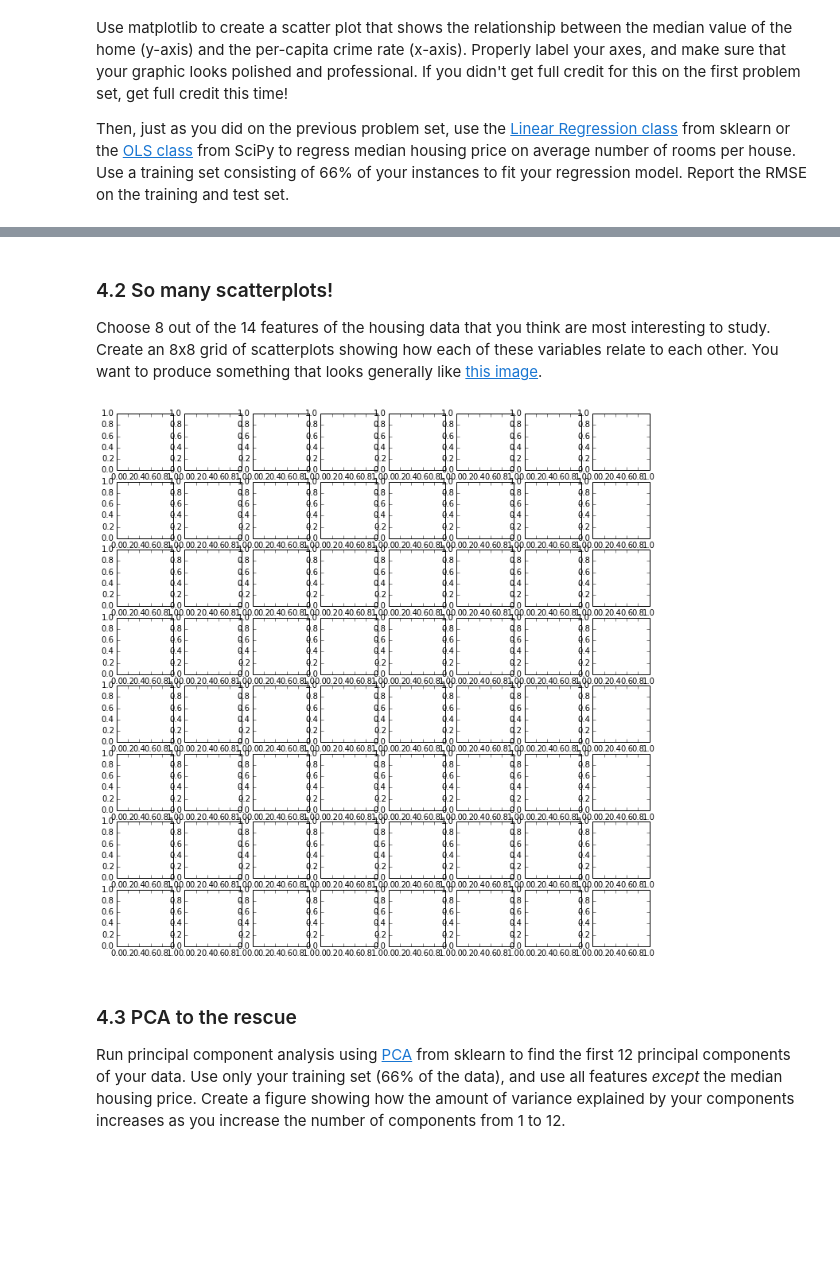
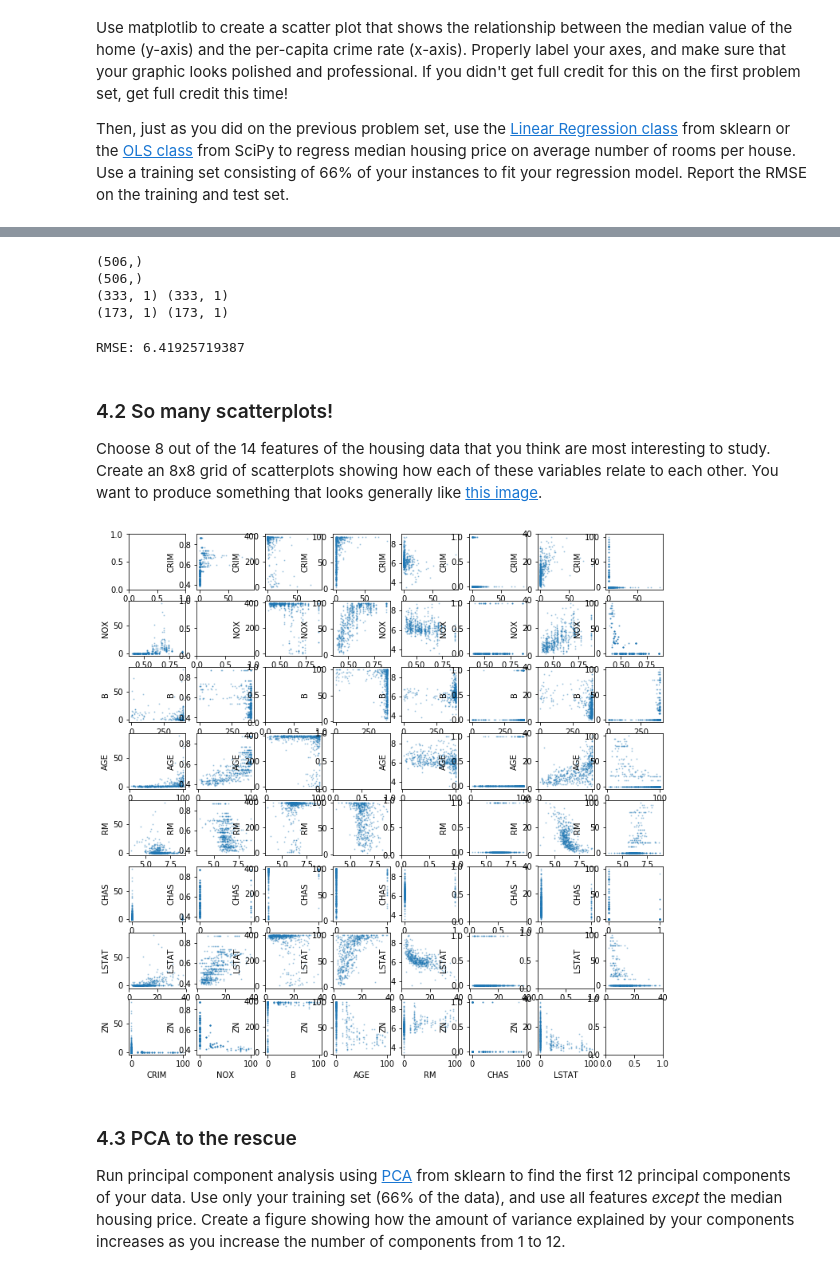
Before and after one commit to huibrm/hw-5, a Jupyter notebook: pset5.ipynb, the cells around one changed output, grey strips where cells are left out. Saved outputs shown, nothing was run; the diff lists cells and outputs as text; code cells hidden in the pictures; blank space fills up the shorter version.

```diff
--- a/pset5.ipynb
+++ b/pset5.ipynb
@@ -536,12 +539,12 @@ pipeline: ['vect', 'model']
 
 Now that you've determined values for alpha and min_df that optimize the cross-validated log-likelihood, repeat the steps in 2.1-2.3 to train a final classifier with these parameters and re-evaluate the accuracy.  Discuss the various ways in which Cross-Validation has affected the model. Is the new model more or less accurate? Is overfitting better or worse?
 # %%
-vec = CountVectorizer(min_df=1e-05)
+vec = CountVectorizer(min_df=best_min_df)
 X, Y = make_xy(reviews, vec)
 
 X_train, X_test, y_train, y_test = train_test_split(X, Y, random_state = 12345, test_size=0.33)
 
-fitted_model = MultinomialNB(alpha = 1)
+fitted_model = MultinomialNB(alpha=best_alpha)
 fitted_model.fit(X_train, y_train)
 print("accuracy score of train data: ", fitted_model.score(X_train, y_train))
 preds = fitted_model.predict(X_test)
@@ -692,0 +694,21 @@ Then, just as you did on the previous problem set, use the [Linear Regression cl
+# %%
+# Enter your code here
+%matplotlib inline
+import matplotlib.pyplot as plt
+
+# puting data in dataframe
+data_pd = pd.DataFrame(columns=bdata.feature_names, data=bdata.data)
+data_pd['outcome'] = bdata.target
+
+# plots graph, changes color, changes bins to $1000
+plt.scatter(data_pd.CRIM,bdata.target, color='green')
+
+# Adds appropriate labels to the x and y axes
+plt.title('Housing prices and crime')
+plt.xlabel('Median value of owner-occupied homes in $1000s')
+plt.ylabel('per capita crime rate by town')
+
+#Remove the axes on the top and right side of the plot window
+ax = plt.axes()
+ax.spines['right'].set_visible(False)
+ax.spines['top'].set_visible(False)
@@ -693,15 +728,60 @@ Then, just as you did on the previous problem set, use the [Linear Regression cl
+# %%
+# splitting train/test data
+features = data_pd.RM
+print(features.shape)
+target = data_pd.outcome
+print(target.shape)
+
+X_train, X_test, y_train, y_test = train_test_split(features, target, random_state = 12345, test_size=0.34)
+
+#reshaping for linear regresssion
+X_train = X_train.values.reshape(-1,1)
+y_train = y_train.values.reshape(-1,1)
+X_test = X_test.values.reshape(-1,1)
+y_test = y_test.values.reshape(-1,1)
+print(X_train.shape, y_train.shape)
+print(X_test.shape, y_test.shape)
+# %% [output]
+(506,)
+(506,)
+(333, 1) (333, 1)
+(173, 1) (173, 1)
+# %%
+from sklearn.linear_model import LinearRegression
+
+# regression model
+regr = LinearRegression()
+
+# Train the model using the training sets
+regr.fit(X_train,y_train)
+
+# Make predictions using the testing set
+pred = regr.predict(X_test)
+
+# checking RMSE
+rmse = compute_rmse(pred,y_test)
+print('RMSE:', rmse[0])
+# %% [output]
+RMSE: 6.41925719387
 # %% [markdown]
 ### 4.2 So many scatterplots!
 
 Choose 8 out of the 14 features of the housing data that you think are most interesting to study.  Create an 8x8 grid of scatterplots showing how each of these variables relate to each other.  You want to produce something that looks generally like [this image](http://iogas.net/wp-content/gallery/iogas-evaluation/scatterplot-matrix-point-density.png).
 # %%
 plt.figure(figsize=(12,12))
-for i in xrange(8):
-    for j in xrange(8):
-        plt.subplot(8, 8, i * 8 + j + 1)
+f = ['CRIM', 'NOX', 'B', 'AGE', 'RM', 'CHAS', 'LSTAT', 'ZN']
+for i in range(8):
+    for j in range(8):
+
+        fig = plt.subplot(8, 8, i * 8 + j + 1)
+        if i != j:
+            plt.scatter(data_pd[f[i]],data_pd[f[j]], alpha = .3, s = 1, label = f[i])
+            plt.ylabel(f[i])
+            plt.xlabel(f[j])
+
         # insert your code here
 # %% [output]
-[figure, old version]
+[figure, new version]
 # %% [markdown]
 ### 4.3 PCA to the rescue
 
```
Also changed, not shown: parts of 11 cells of this notebook.
